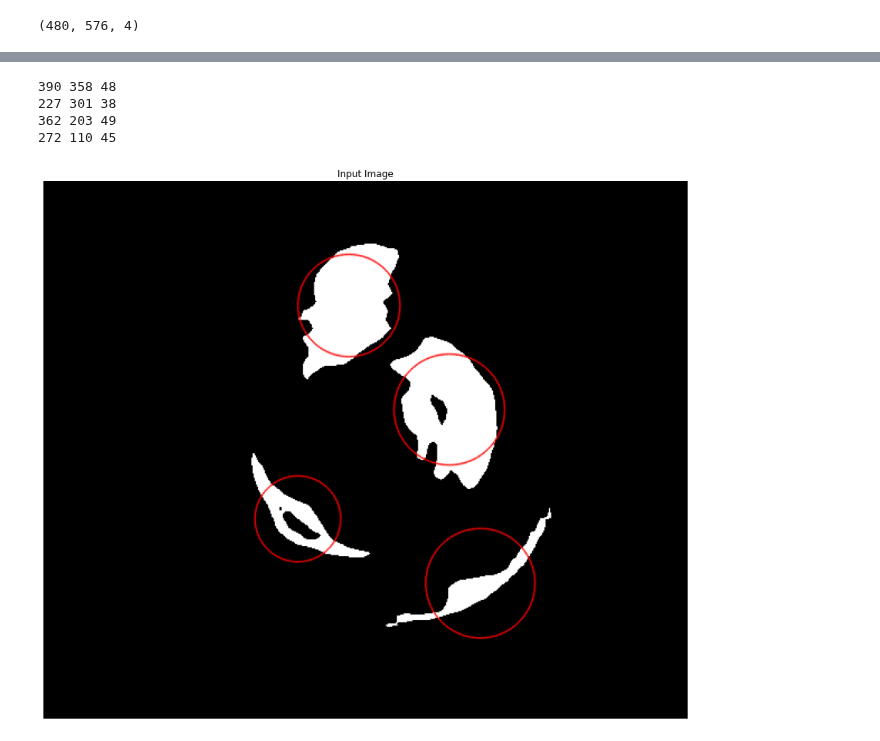
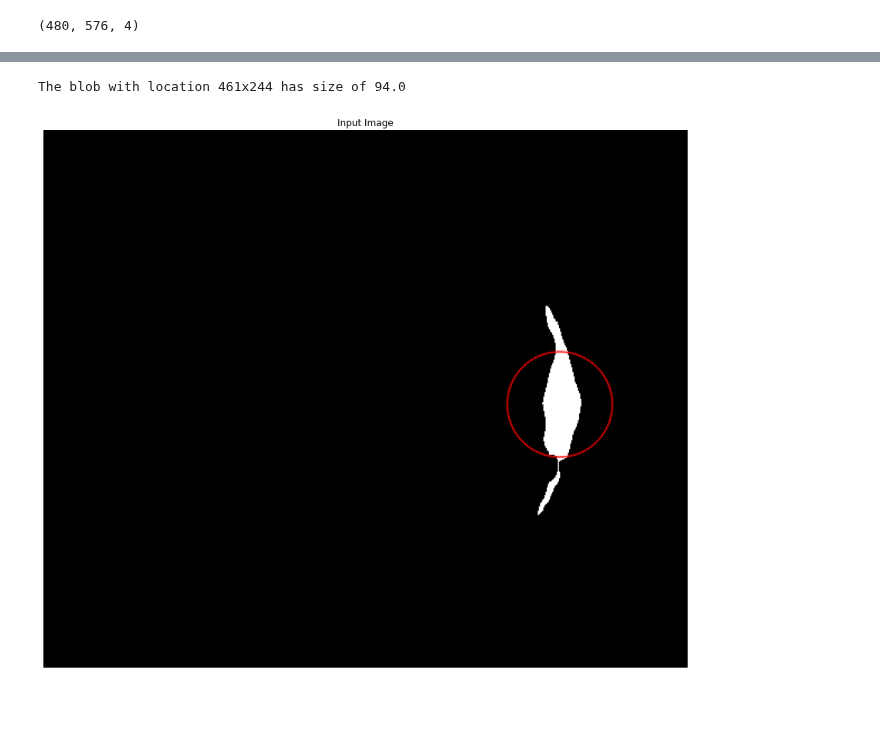
Before and after one commit to jhk0429/Segmentation_project, a Jupyter notebook: PSPNet/Inference_and_blob_detection.ipynb, the cells around one changed output, grey strips where cells are left out. Drawn from its saved outputs; the diff is of its cells as text; code cells hidden in the pictures; blank space fills up the shorter version.

Commit message:
Colaboratory를 통해 생성됨

```diff
--- a/PSPNet/Inference_and_blob_detection.ipynb
+++ b/PSPNet/Inference_and_blob_detection.ipynb
@@ -252,0 +240,11 @@ cv2_imshow(stamped_x)
+# %%
+from google.colab.patches import cv2_imshow
+stamped_x = stamped.astype(np.uint8) * 255
+
+k = cv2.getStructuringElement(cv2.MORPH_RECT, (7,7))
+
+closed_stamp = cv2.morphologyEx(stamped_x, cv2.MORPH_CLOSE, k)
+
+#closed_stamp = cv2.dilate(stamped_x, k)
+
+cv2_imshow(closed_stamp)
@@ -253,7 +253,7 @@ cv2_imshow(stamped_x)
 # %%
 import math
 
-keypoints = detector.detect(stamped_x)
+keypoints = detector.detect(closed_stamp)
 stamp_count = 0
 
 for keypoint in keypoints:
@@ -261,12 +261,12 @@ for keypoint in keypoints:
    y = int(keypoint.pt[1])
    s = keypoint.size
    r = int(math.floor(s/2))
-   print (x,y,r)
+   print ("The blob with location {}x{} has size of {}".format(x,y,s))
    #cv2.circle(img, (x, y), r, (0, 0, 255), 2)
    stamp_count += 1
 
 # Draw blobs
-blobs = cv2.drawKeypoints(stamped_x, keypoints, np.array([]), (255,0,0), cv2.DRAW_MATCHES_FLAGS_DRAW_RICH_KEYPOINTS)
+blobs = cv2.drawKeypoints(closed_stamp, keypoints, np.array([]), (255,0,0), cv2.DRAW_MATCHES_FLAGS_DRAW_RICH_KEYPOINTS)
 display([blobs])
 
 print("{} stamps detected".format(stamp_count))
@@ -282,0 +279,14 @@ cv2_imshow(pushed_x)
+# %%
+params.minArea = 30
+params.minDistBetweenBlobs = 50
+
+detector = cv2.SimpleBlobDetector_create(params)
+# %%
+pushed_x = pushed.astype(np.uint8) * 255
+
+k = cv2.getStructuringElement(cv2.MORPH_RECT, (9,9))
+# 닫힘 연산 적용 ---③
+closing = cv2.morphologyEx(pushed_x, cv2.MORPH_CLOSE, k)
+
+cv2_imshow(closing)
+cv2_imshow(pushed_x)
@@ -283,24 +296,21 @@ cv2_imshow(pushed_x)
 # %%
-keypoints = detector.detect(pushed_x)
+keypoints = detector.detect(closing)
 pushed_count = 0
 
 for keypoint in keypoints:
    x = int(keypoint.pt[0])
    y = int(keypoint.pt[1])
    s = keypoint.size
    r = int(math.floor(s/2))
-   print (x,y,r)
+   print ("The blob with location {}x{} has size of {}".format(x,y,np.round(s)))
    #cv2.circle(img, (x, y), r, (0, 0, 255), 2)
    pushed_count += 1
 
 # Draw blobs
-blobs = cv2.drawKeypoints(pushed_x, keypoints, np.array([]), (255,0,0), cv2.DRAW_MATCHES_FLAGS_DRAW_RICH_KEYPOINTS)
+blobs = cv2.drawKeypoints(closing, keypoints, np.array([]), (255,0,0), cv2.DRAW_MATCHES_FLAGS_DRAW_RICH_KEYPOINTS)
 display([blobs])
 
 print("{} pushes detected".format(pushed_count))
 # %% [output]
-390 358 48
-227 301 38
-362 203 49
-272 110 45
+The blob with location 461x244 has size of 94.0
-[figure, old version]
+[figure, new version]
```
Also changed, not shown: parts of 12 cells of this notebook.
